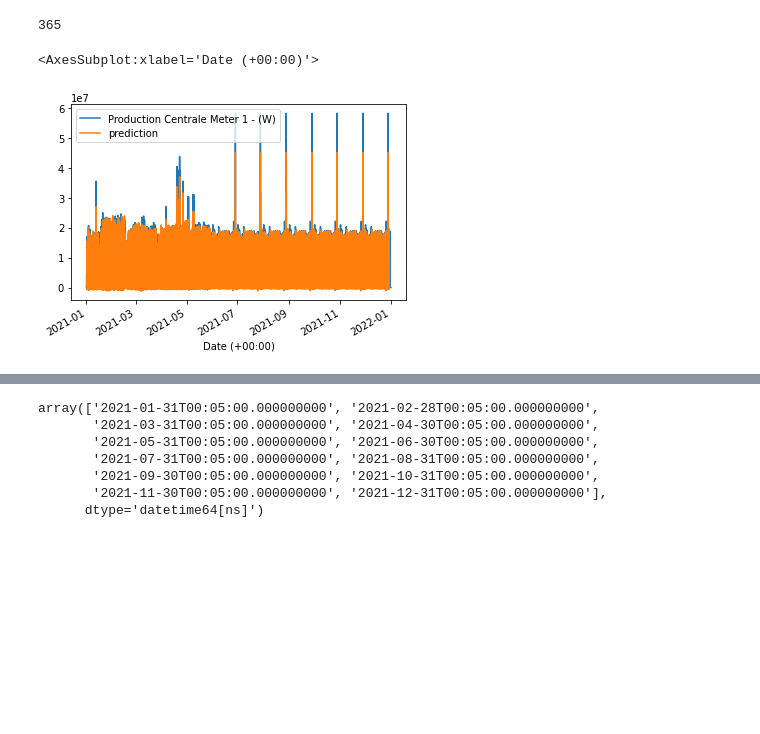
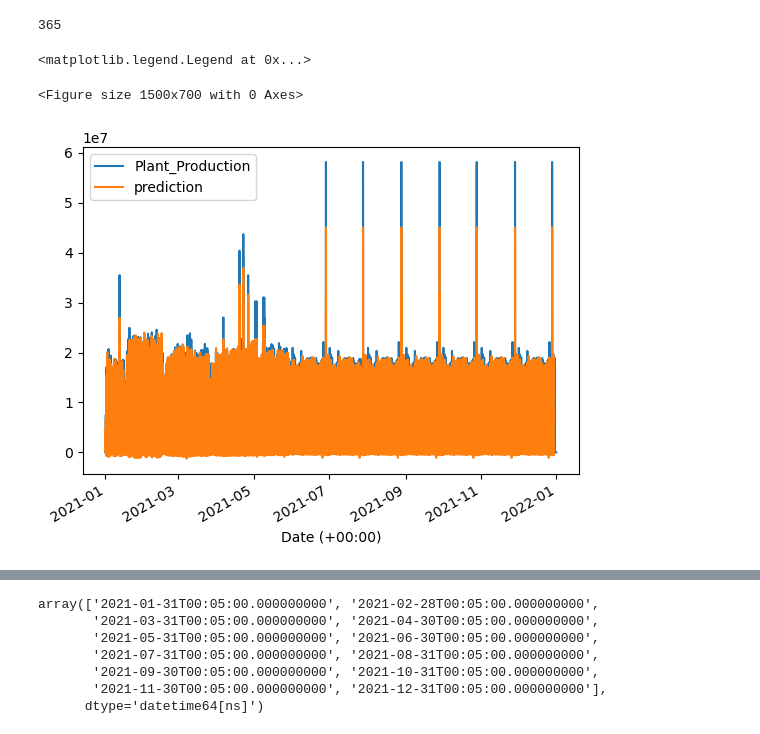
Before and after one commit to toutenergie/memoire, a Jupyter notebook: memoire/CODES/prediction_de la_puissance.ipynb, the cells around one changed output, grey strips where cells are left out. Drawn from its saved outputs; the diff is of its cells as text; code cells hidden in the pictures; blank space fills up the shorter version.

```diff
--- a/memoire/CODES/prediction_de la_puissance.ipynb
+++ b/memoire/CODES/prediction_de la_puissance.ipynb
@@ -117,0 +58,10 @@ plt.savefig('prediction_lissage_expotentiel.png')"""
+# %%
+bokhol.rename(columns={
+    'W2- Irradiance (W/m²)': 'Irradiance_W2',
+    'W3 - Irradiance (W/m²)': 'Irradiance_W3',
+    'W4 - Irradiance (W/m²)': 'Irradiance_W4',
+    ' Temperature ambiante (°C)': 'Ambient_Temperature',
+    ' Vitesse du vent (m/s)': 'Wind_Speed',
+    'Température module (°C)': 'Module_Temperature',
+    'Production Centrale Meter 1 - (W)': 'Plant_Production'
+}, inplace=True)
@@ -117,0 +78,3 @@ plt.savefig('prediction_lissage_expotentiel.png')"""
+# %%
+bokhol= bokhol.drop(['Irradiance_W3','Irradiance_W4'],axis=1)
+bokhol.head()
@@ -117,0 +253,3 @@ plt.savefig('prediction_lissage_expotentiel.png')"""
+# %%
+production = bokhol[[bokhol.columns[4]]]
+production.head()
@@ -175,9 +316,12 @@ puissance_test.shape[0]
 365
 # %%
 production['prediction']=model_fit.predict()
+plt.figure(figsize=(15,7))
 production.plot()
+plt.legend()
 #plt.savefig(prediction)
 # %% [output]
-<AxesSubplot:xlabel='Date (+00:00)'>
+<matplotlib.legend.Legend at 0x...>
+<Figure size 1500x700 with 0 Axes>
-[figure, old version]
+[figure, new version]
 # %%
```
Also changed, not shown: parts of 39 cells of this notebook, 4 other files.
